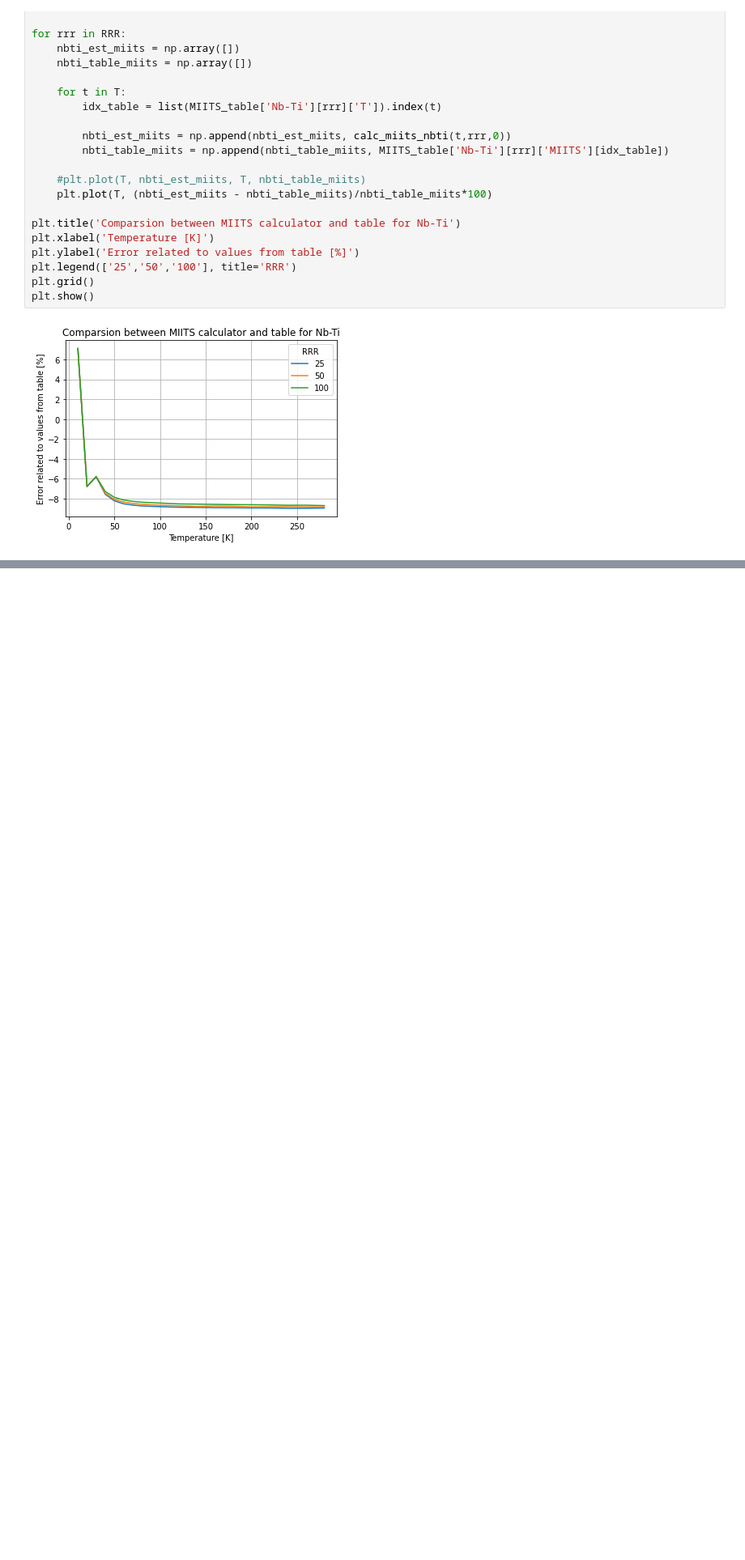
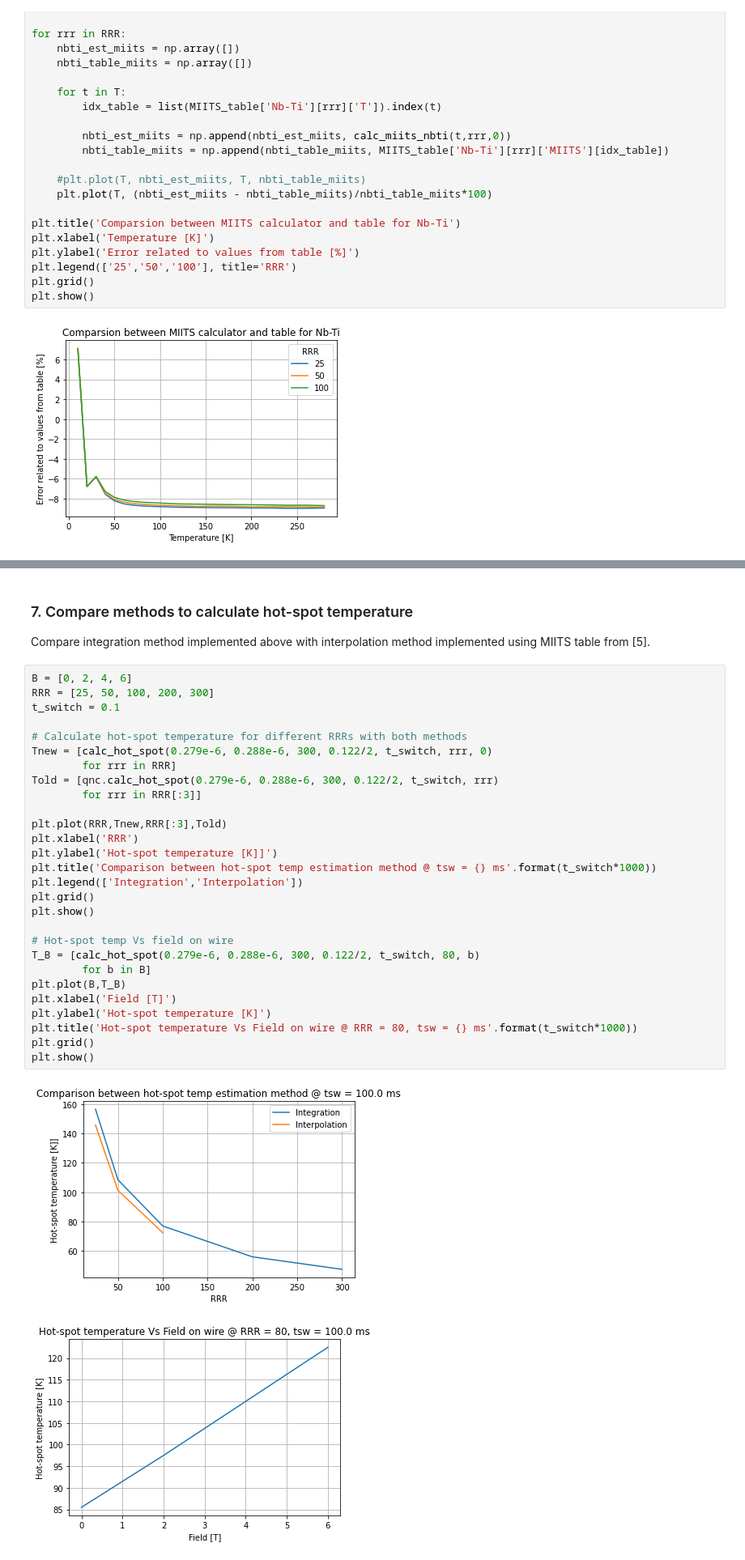
Before and after one commit to lnls-ima/si-wls, a Jupyter notebook: scripts/quench/python/detection/miits_calculator_analysis.ipynb, the cells around one changed output, grey strips where cells are left out. Shown at 81% size. Cells and saved outputs as stored; diff of their text form; blank space fills up the shorter version.

Commit message:
Included hot-spot temp calculator on miits_calculator_analysis

```diff
--- a/scripts/quench/python/detection/miits_calculator_analysis.ipynb
+++ b/scripts/quench/python/detection/miits_calculator_analysis.ipynb
@@ -206,0 +246,35 @@ plt.show()
+# %% [markdown]
+### 7. Compare methods to calculate hot-spot temperature
+
+Compare integration method implemented above with interpolation method implemented using MIITS table from [5].
+# %%
+B = [0, 2, 4, 6]
+RRR = [25, 50, 100, 200, 300]
+t_switch = 0.1
+
+# Calculate hot-spot temperature for different RRRs with both methods
+Tnew = [calc_hot_spot(0.279e-6, 0.288e-6, 300, 0.122/2, t_switch, rrr, 0)
+        for rrr in RRR]
+Told = [qnc.calc_hot_spot(0.279e-6, 0.288e-6, 300, 0.122/2, t_switch, rrr)
+        for rrr in RRR[:3]]
+
+plt.plot(RRR,Tnew,RRR[:3],Told)
+plt.xlabel('RRR')
+plt.ylabel('Hot-spot temperature [K]]')
+plt.title('Comparison between hot-spot temp estimation method @ tsw = {} ms'.format(t_switch*1000))
+plt.legend(['Integration','Interpolation'])
+plt.grid()
+plt.show()
+
+# Hot-spot temp Vs field on wire
+T_B = [calc_hot_spot(0.279e-6, 0.288e-6, 300, 0.122/2, t_switch, 80, b)
+        for b in B]
+plt.plot(B,T_B)
+plt.xlabel('Field [T]')
+plt.ylabel('Hot-spot temperature [K]')
+plt.title('Hot-spot temperature Vs Field on wire @ RRR = 80, tsw = {} ms'.format(t_switch*1000))
+plt.grid()
+plt.show()
+# %% [output]
+[figure, added]
+[figure, added]
```
Also changed, not shown: parts of 11 cells of this notebook.
